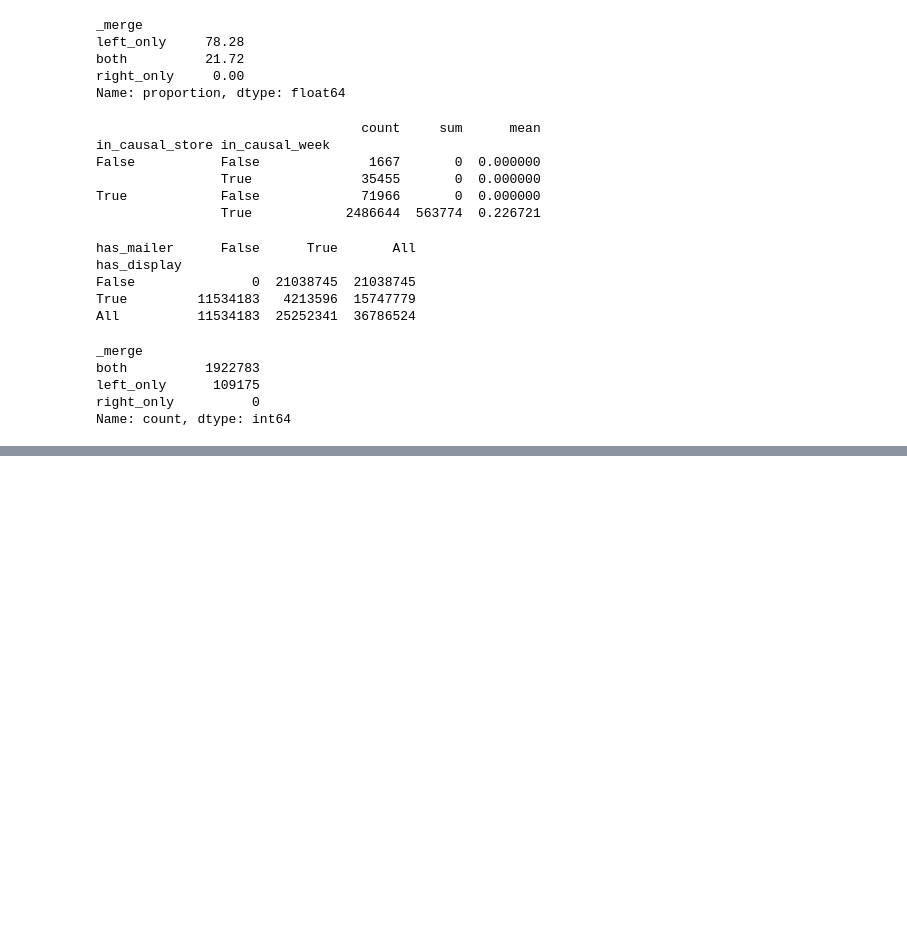
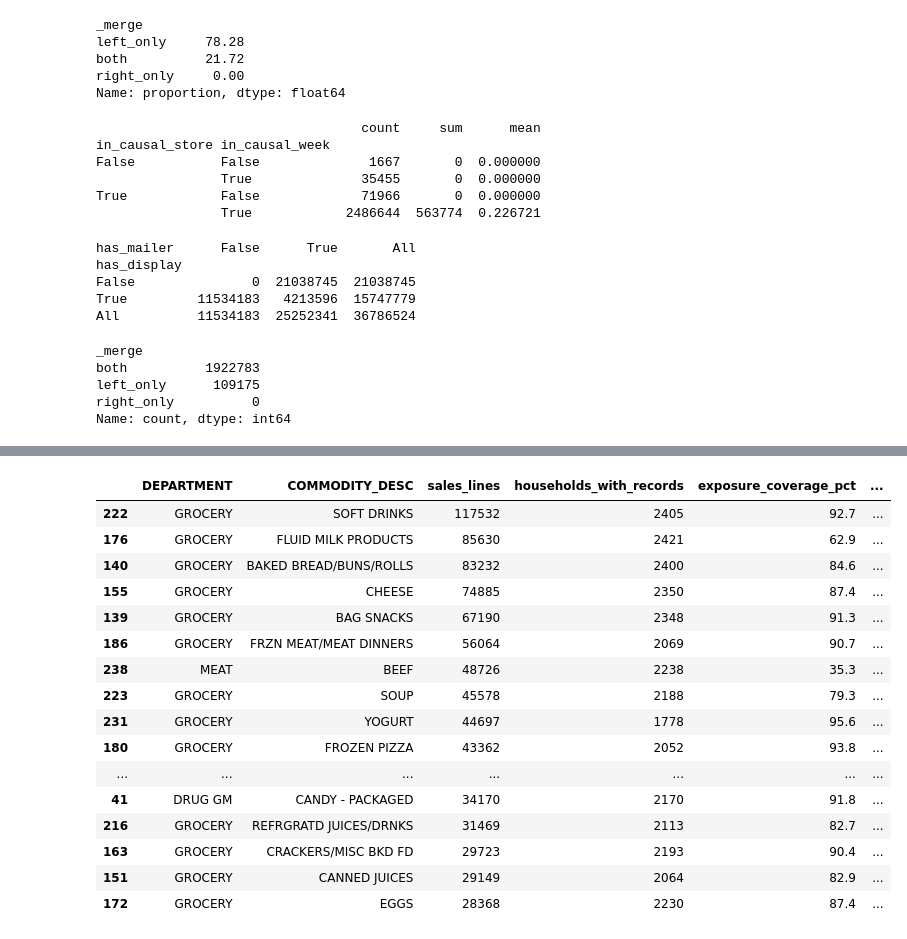
Before and after one commit to romarta/retail-promotion-effectiveness, a Jupyter notebook: notebooks/01_data_understanding.ipynb, the cells around one changed output, grey strips where cells are left out. Drawn from its saved outputs; the diff is of its cells as text; code cells hidden in the pictures; blank space fills up the shorter version.

Commit message:
Complete product category coverage analysis

```diff
--- a/notebooks/01_data_understanding.ipynb
+++ b/notebooks/01_data_understanding.ipynb
@@ -1940,0 +1934,17 @@ Name: count, dtype: int64
+# %%
+# Summarize the product classification structure
+category_catalog = (
+    product
+    .groupby(["DEPARTMENT", "COMMODITY_DESC"], dropna=False)
+    .agg(catalog_products=("PRODUCT_ID", "nunique"),subcategories=("SUB_COMMODITY_DESC", "nunique"))
+    .reset_index()
+)
+
+print("Departments:", product["DEPARTMENT"].nunique())
+print("Department-category pairs:", len(category_catalog))
+
+print(
+    category_catalog
+    .sort_values("catalog_products", ascending=False)
+    .head(15)
+)
@@ -1940,0 +2094,65 @@ Name: count, dtype: int64
+# %%
+# Identify products covered by both promotion data sources
+product_coverage["both_sources"] = (product_coverage["has_exposure_record"] & product_coverage["linked_to_coupon"])
+
+# Summarize overlapping product coverage by category
+overlap_by_category = (
+    product_coverage
+    .groupby(["DEPARTMENT", "COMMODITY_DESC"], dropna=False)
+    .agg(products_in_both_sources=("both_sources", "sum"))
+    .reset_index()
+)
+
+# Remove previously calculated overlap columns
+columns_to_remove = [
+    col for col in category_summary.columns
+    if col.startswith("products_in_both_sources")
+    or col == "both_sources_pct"
+]
+
+category_summary = category_summary.drop(columns=columns_to_remove)
+
+# Add category-level overlap indicators
+category_summary = category_summary.merge(
+    overlap_by_category,
+    on=["DEPARTMENT", "COMMODITY_DESC"],
+    how="left",
+    validate="one_to_one"
+)
+
+category_summary["both_sources_pct"] = (100 * category_summary["products_in_both_sources"] / category_summary["catalog_products"]).round(1)
+
+# Display category-level results
+display(
+    category_summary[
+        [
+            "DEPARTMENT",
+            "COMMODITY_DESC",
+            "sales_lines",
+            "households_with_records",
+            "exposure_coverage_pct",
+            "coupon_coverage_pct",
+            "both_sources_pct"
+        ]
+    ]
+    .sort_values("sales_lines", ascending=False)
+    .head(20)
+)
+# %% [output]
+|  | DEPARTMENT | COMMODITY_DESC | sales_lines | households_with_records | exposure_coverage_pct | ... |
+| 222 | GROCERY | SOFT DRINKS | 117532 | 2405 | 92.7 | ... |
+| 176 | GROCERY | FLUID MILK PRODUCTS | 85630 | 2421 | 62.9 | ... |
+| 140 | GROCERY | BAKED BREAD/BUNS/ROLLS | 83232 | 2400 | 84.6 | ... |
+| 155 | GROCERY | CHEESE | 74885 | 2350 | 87.4 | ... |
+| 139 | GROCERY | BAG SNACKS | 67190 | 2348 | 91.3 | ... |
+| 186 | GROCERY | FRZN MEAT/MEAT DINNERS | 56064 | 2069 | 90.7 | ... |
+| 238 | MEAT | BEEF | 48726 | 2238 | 35.3 | ... |
+| 223 | GROCERY | SOUP | 45578 | 2188 | 79.3 | ... |
+| 231 | GROCERY | YOGURT | 44697 | 1778 | 95.6 | ... |
+| 180 | GROCERY | FROZEN PIZZA | 43362 | 2052 | 93.8 | ... |
+| ... | ... | ... | ... | ... | ... | ... |
+| 41 | DRUG GM | CANDY - PACKAGED | 34170 | 2170 | 91.8 | ... |
+| 216 | GROCERY | REFRGRATD JUICES/DRNKS | 31469 | 2113 | 82.7 | ... |
+| 163 | GROCERY | CRACKERS/MISC BKD FD | 29723 | 2193 | 90.4 | ... |
+| 151 | GROCERY | CANNED JUICES | 29149 | 2064 | 82.9 | ... |
+| 172 | GROCERY | EGGS | 28368 | 2230 | 87.4 | ... |
```
Also changed, not shown: parts of 8 cells of this notebook.
